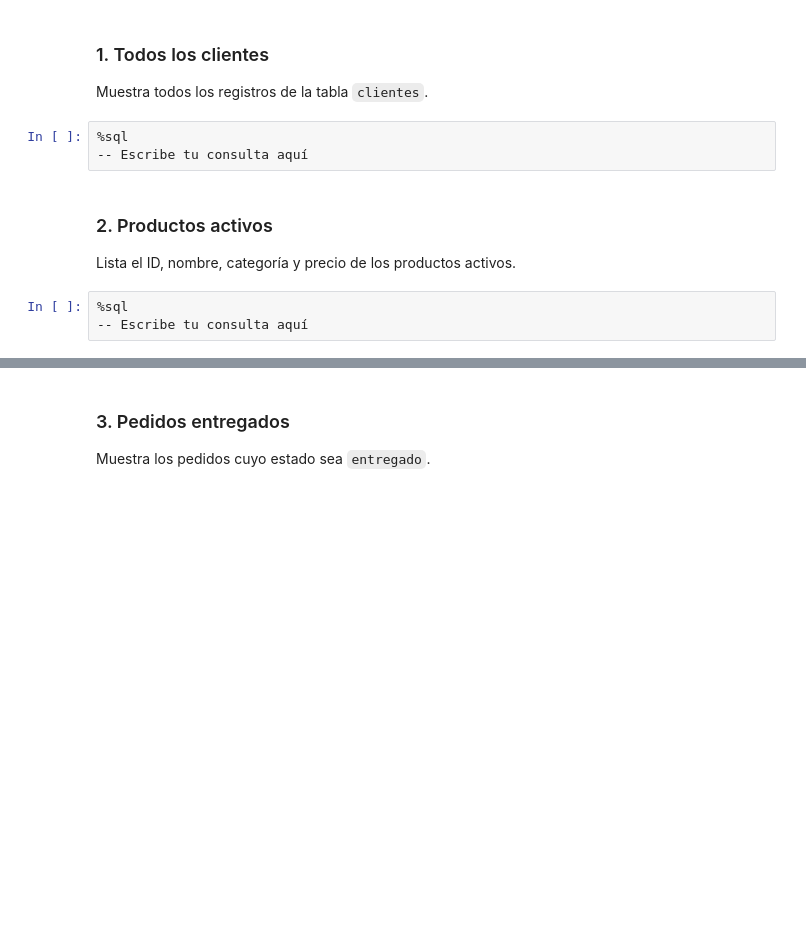
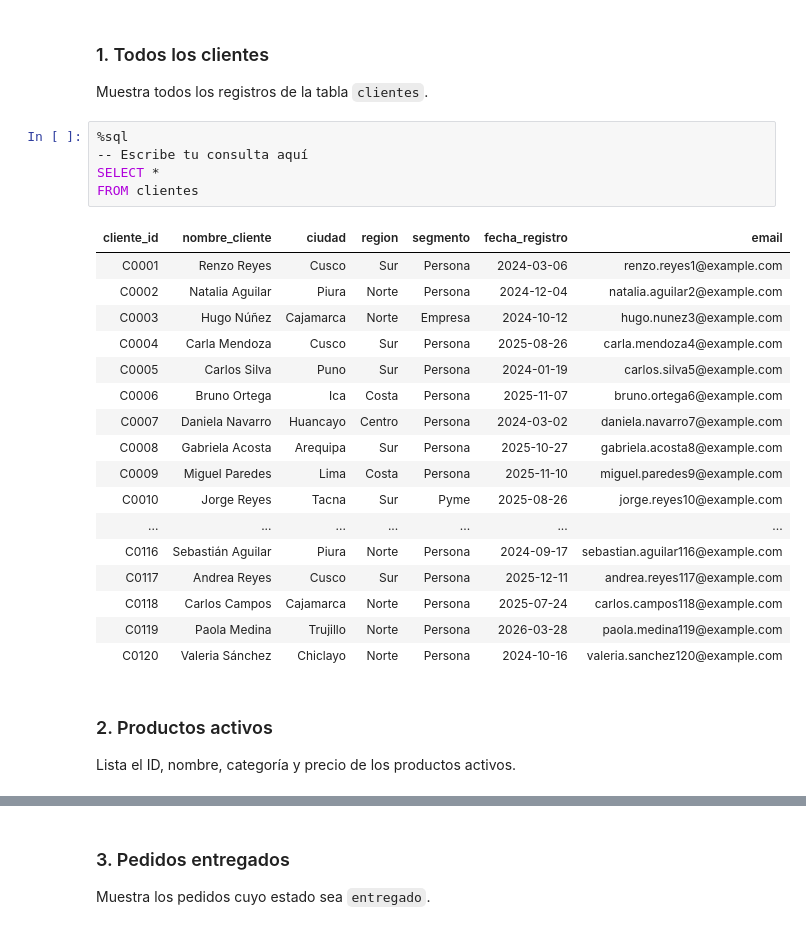
Before and after one commit to lafavorita-jh/dataengineer-g1, a Jupyter notebook: fundamentos_sql/notebooks/caso_01_preguntas.ipynb, the cells around one changed output, grey strips where cells are left out. Drawn from its saved outputs; the diff is of its cells as text; blank space fills up the shorter version.

```diff
--- a/fundamentos_sql/notebooks/caso_01_preguntas.ipynb
+++ b/fundamentos_sql/notebooks/caso_01_preguntas.ipynb
@@ -408,10 +484,27 @@ Muestra todos los registros de la tabla `clientes`.
 # %%
 %sql
 -- Escribe tu consulta aquí
+SELECT *
+FROM clientes
+# %% [output]
+| cliente_id | nombre_cliente | ciudad | region | segmento | fecha_registro | email |
+| C0001 | Renzo Reyes | Cusco | Sur | Persona | 2024-03-06 | renzo.reyes1@example.com |
+| C0002 | Natalia Aguilar | Piura | Norte | Persona | 2024-12-04 | natalia.aguilar2@example.com |
+| C0003 | Hugo Núñez | Cajamarca | Norte | Empresa | 2024-10-12 | hugo.nunez3@example.com |
+| C0004 | Carla Mendoza | Cusco | Sur | Persona | 2025-08-26 | carla.mendoza4@example.com |
+| C0005 | Carlos Silva | Puno | Sur | Persona | 2024-01-19 | carlos.silva5@example.com |
+| C0006 | Bruno Ortega | Ica | Costa | Persona | 2025-11-07 | bruno.ortega6@example.com |
+| C0007 | Daniela Navarro | Huancayo | Centro | Persona | 2024-03-02 | daniela.navarro7@example.com |
+| C0008 | Gabriela Acosta | Arequipa | Sur | Persona | 2025-10-27 | gabriela.acosta8@example.com |
+| C0009 | Miguel Paredes | Lima | Costa | Persona | 2025-11-10 | miguel.paredes9@example.com |
+| C0010 | Jorge Reyes | Tacna | Sur | Pyme | 2025-08-26 | jorge.reyes10@example.com |
+| ... | ... | ... | ... | ... | ... | ... |
+| C0116 | Sebastián Aguilar | Piura | Norte | Persona | 2024-09-17 | sebastian.aguilar116@example.com |
+| C0117 | Andrea Reyes | Cusco | Sur | Persona | 2025-12-11 | andrea.reyes117@example.com |
+| C0118 | Carlos Campos | Cajamarca | Norte | Persona | 2025-07-24 | carlos.campos118@example.com |
+| C0119 | Paola Medina | Trujillo | Norte | Persona | 2026-03-28 | paola.medina119@example.com |
+| C0120 | Valeria Sánchez | Chiclayo | Norte | Persona | 2024-10-16 | valeria.sanchez120@example.com |
 # %% [markdown]
 ### 2. Productos activos
 
 Lista el ID, nombre, categoría y precio de los productos activos.
-# %%
-%sql
--- Escribe tu consulta aquí
```
Also changed, not shown: parts of 73 cells of this notebook.
